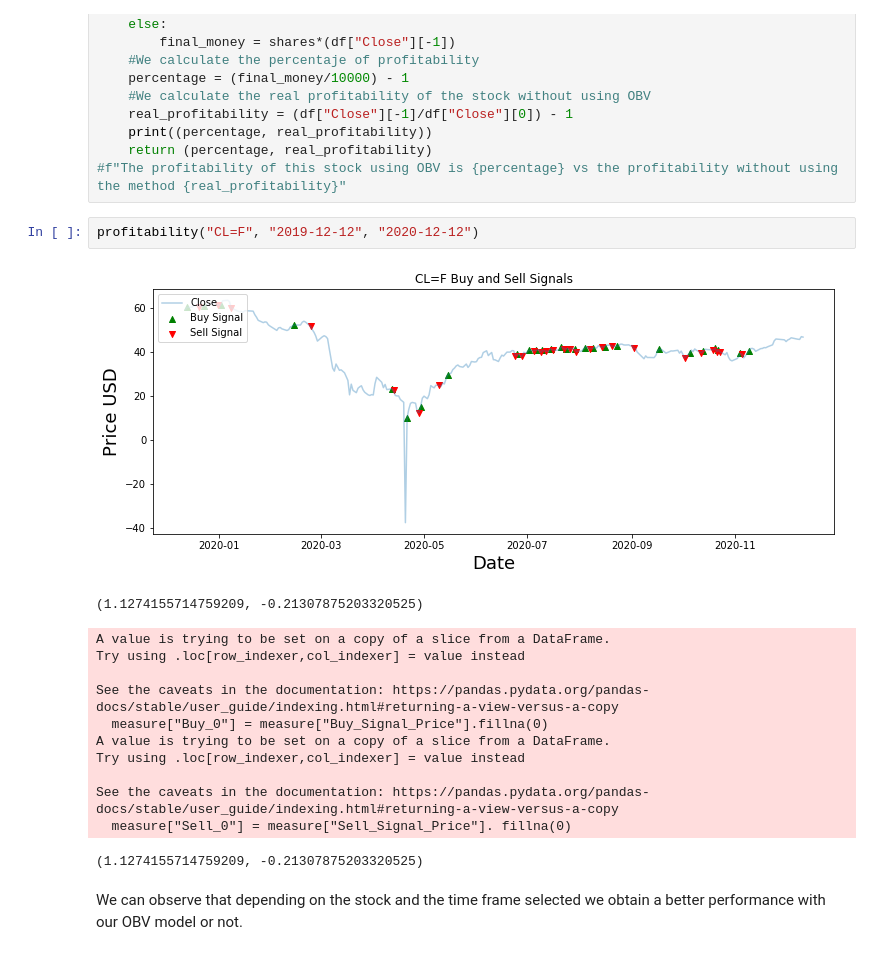
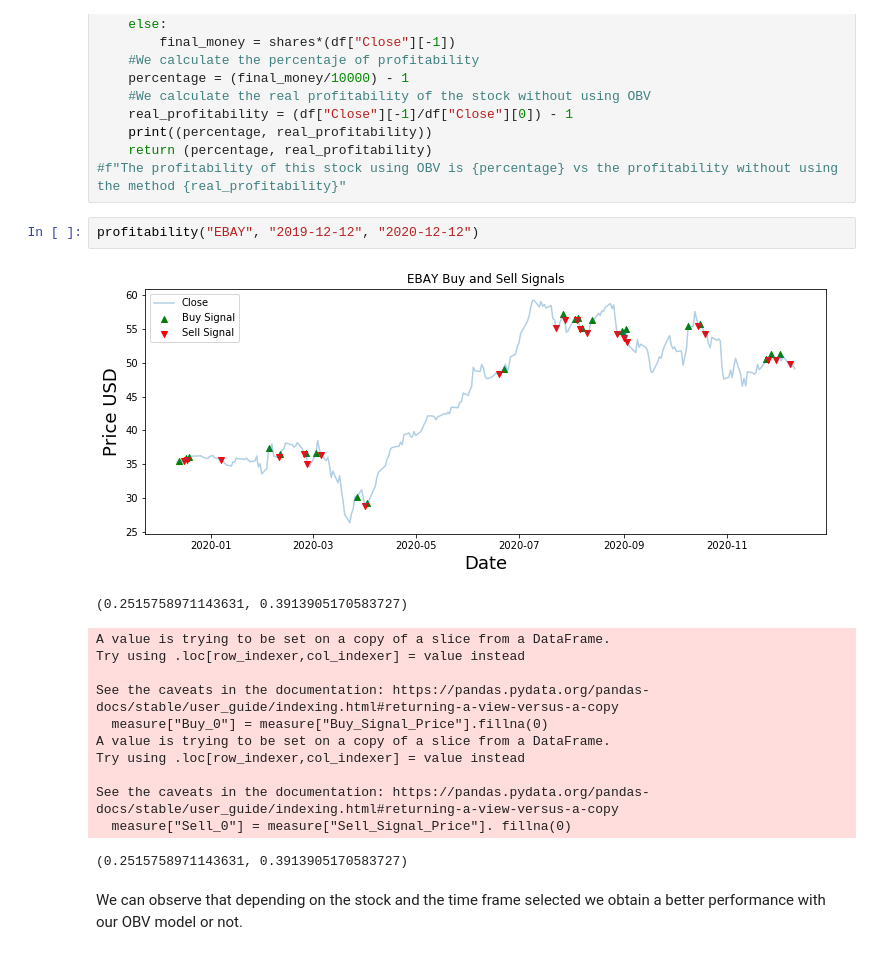
Before and after one commit to JaimeCalcedo/FINAL_PROJECT, a Jupyter notebook: Notebooks/TESTING_OBV.ipynb, the cells around one changed output. Drawn from its saved outputs; the diff is of its cells as text.

```diff
--- a/Notebooks/TESTING_OBV.ipynb
+++ b/Notebooks/TESTING_OBV.ipynb
@@ -92,10 +92,10 @@ def profitability(stock, start, end):
     return (percentage, real_profitability)
 #f"The profitability of this stock using OBV is {percentage} vs the profitability without using the method {real_profitability}"
 # %%
-profitability("CL=F", "2019-12-12", "2020-12-12")
+profitability("EBAY", "2019-12-12", "2020-12-12")
 # %% [output]
-[figure, old version]
+[figure, new version]
-(1.1274155714759209, -0.21307875203320525)
+(0.2515758971143631, 0.3913905170583727)
 A value is trying to be set on a copy of a slice from a DataFrame.
 Try using .loc[row_indexer,col_indexer] = value instead
 
@@ -106,7 +106,7 @@ Try using .loc[row_indexer,col_indexer] = value instead
 
 See the caveats in the documentation: https://pandas.pydata.org/pandas-docs/stable/user_guide/indexing.html#returning-a-view-versus-a-copy
   measure["Sell_0"] = measure["Sell_Signal_Price"]. fillna(0)
-(1.1274155714759209, -0.21307875203320525)
+(0.2515758971143631, 0.3913905170583727)
 # %% [markdown]
 We can observe that depending on the stock and the time frame selected we obtain a better performance with our OBV model or not.
 # %% [markdown]
```
Also changed, not shown: 6 other files.
